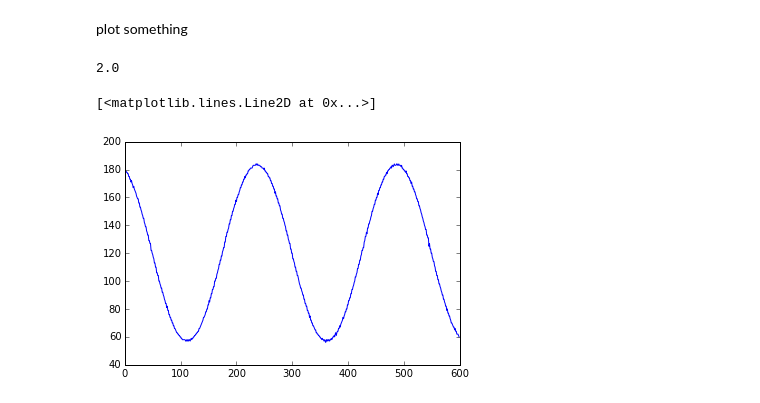
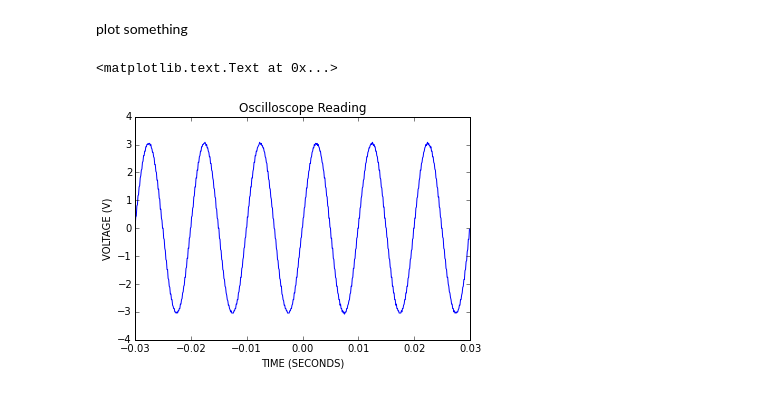
Before and after one commit to aplstudent/Rigol-DS1000DE, a Jupyter notebook: Usage and Examples.ipynb, the cells around one changed output. Cells and saved outputs as stored; diff of their text form; code cells hidden in the pictures.

```diff
--- a/Usage and Examples.ipynb
+++ b/Usage and Examples.ipynb
@@ -108,15 +140,12 @@ r.waveformPointsMode("RAW")
+# %%
+x = r.getTimebase()
 # %%
-rawdata = r.askWaveformData("CHAN1")
+y = r.getWaveform("CHAN1")
-# %%
-y = np.frombuffer(rawdata, "B")
-# %%
-scale = r.askChannelScale(1)
-scale = float(scale)
-scale
-# %% [output]
-2.0
-# %%
-plt.plot([x for x in range(len(y))], y)
-# %% [output]
-[<matplotlib.lines.Line2D at 0x...>]
-[figure, removed]
+# %%
+plt.plot(x, y)
+plt.xlabel("TIME (SECONDS)")
+plt.ylabel("VOLTAGE (V)")
+plt.title("Oscilloscope Reading")
+# %% [output]
+<matplotlib.text.Text at 0x...>
+[figure, added]
```
Also changed, not shown: parts of 17 cells of this notebook, 6 other files.
